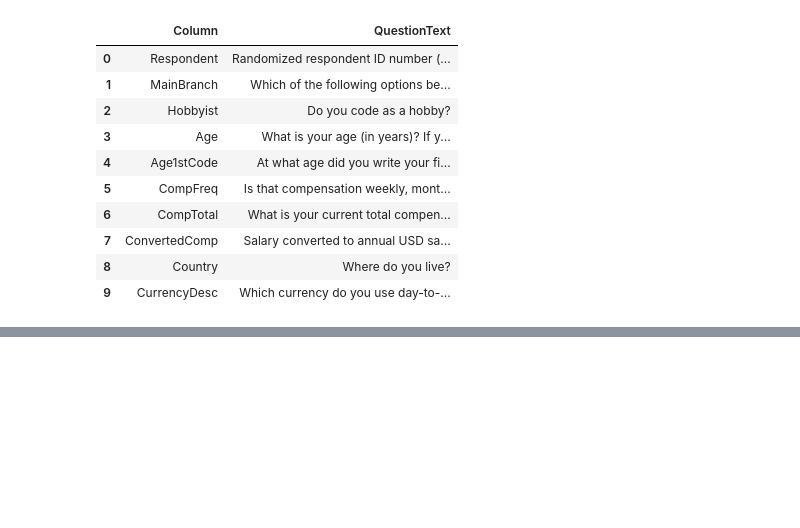
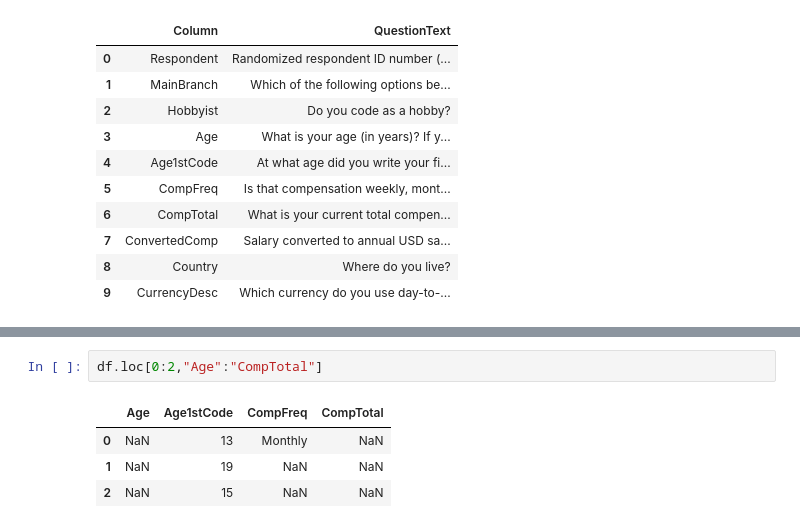
Before and after one commit to kalayu-ftsum/data_science_sample_code, a Jupyter notebook: data analysis/data_analysis.ipynb, the cells around one changed output, grey strips where cells are left out. Saved outputs shown, nothing was run; the diff lists cells and outputs as text; blank space fills up the shorter version.

```diff
--- a/data analysis/data_analysis.ipynb
+++ b/data analysis/data_analysis.ipynb
@@ -51,0 +203,7 @@ schema_df.head(10)
+# %%
+df.loc[0:2,"Age":"CompTotal"]
+# %% [output]
+|  | Age | Age1stCode | CompFreq | CompTotal |
+| 0 | NaN | 13 | Monthly | NaN |
+| 1 | NaN | 19 | NaN | NaN |
+| 2 | NaN | 15 | NaN | NaN |
```
Also changed, not shown: parts of 24 cells of this notebook, 1 other file.
